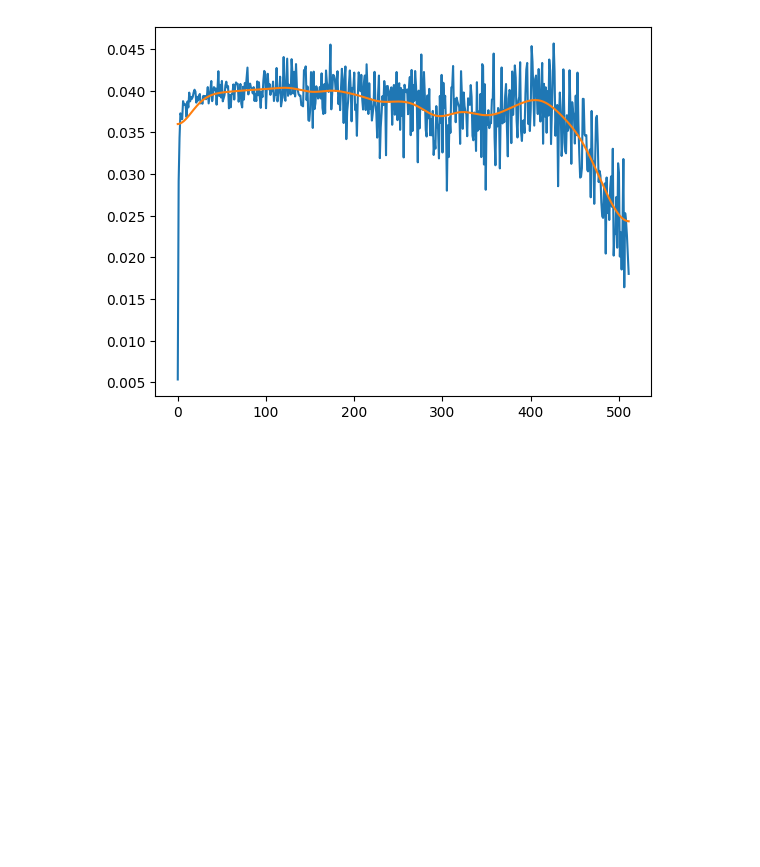
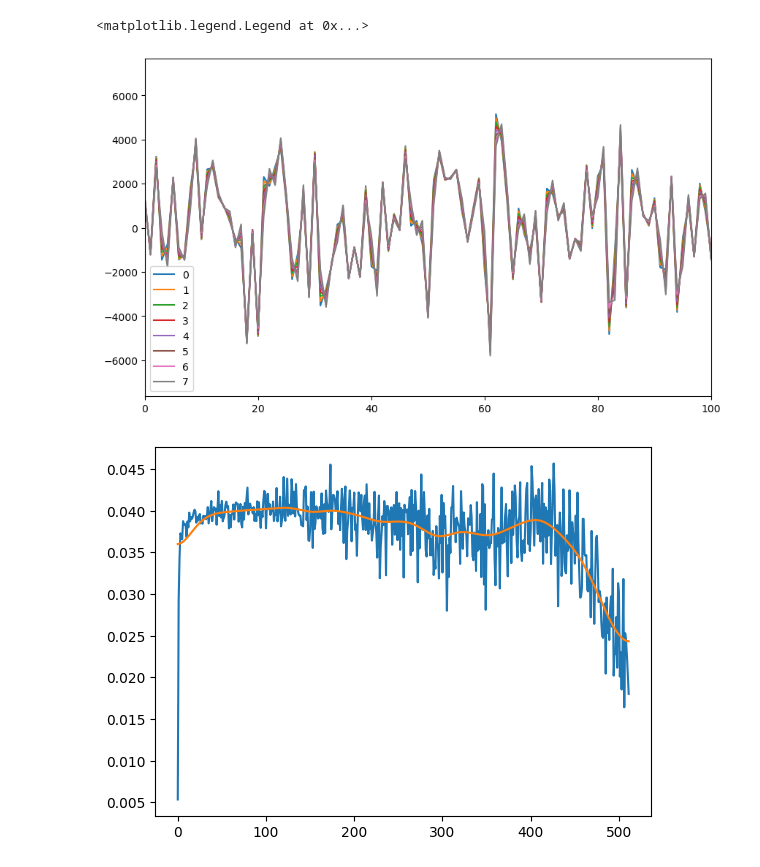
Before and after one commit to lusee-night/notebooks, a Jupyter notebook: calibrator/emi_files.ipynb, the cells around one changed output. Cells and saved outputs as stored; diff of their text form; code cells hidden in the pictures; blank space fills up the shorter version.

```diff
--- a/calibrator/emi_files.ipynb
+++ b/calibrator/emi_files.ipynb
@@ -10,6 +10,16 @@ emi = np.loadtxt('emi/pre12ppre0001mb0r0x1fa0g0_mono_0000_a_ch3.dat',skiprows=5)
 # %%
 ## first fold emi over full cycle
 emi_folded = emi.reshape((8,2048)).mean(axis=0)
+# %%
+plt.figure(figsize=(10,6))
+for i,y in enumerate(emi.reshape(8,2048)):
+    plt.plot(y,label=str(i))
+
+plt.xlim(0,100)
+plt.legend()
+# %% [output]
+<matplotlib.legend.Legend at 0x...>
+[figure, added]
 # %%
 ## now get the response, approximately
 emi_pk = np.abs(np.fft.rfft(emi_folded)**2)
```
Also changed, not shown: 2 other files.
